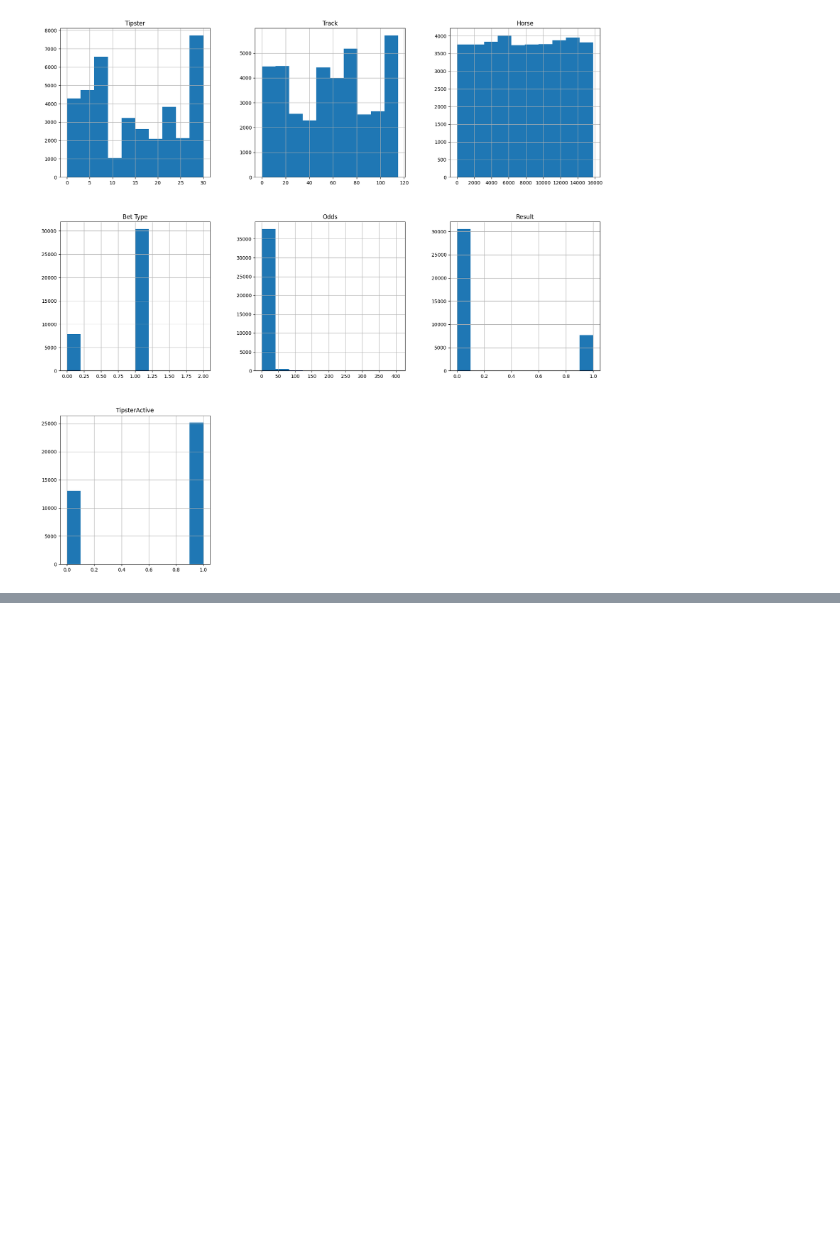
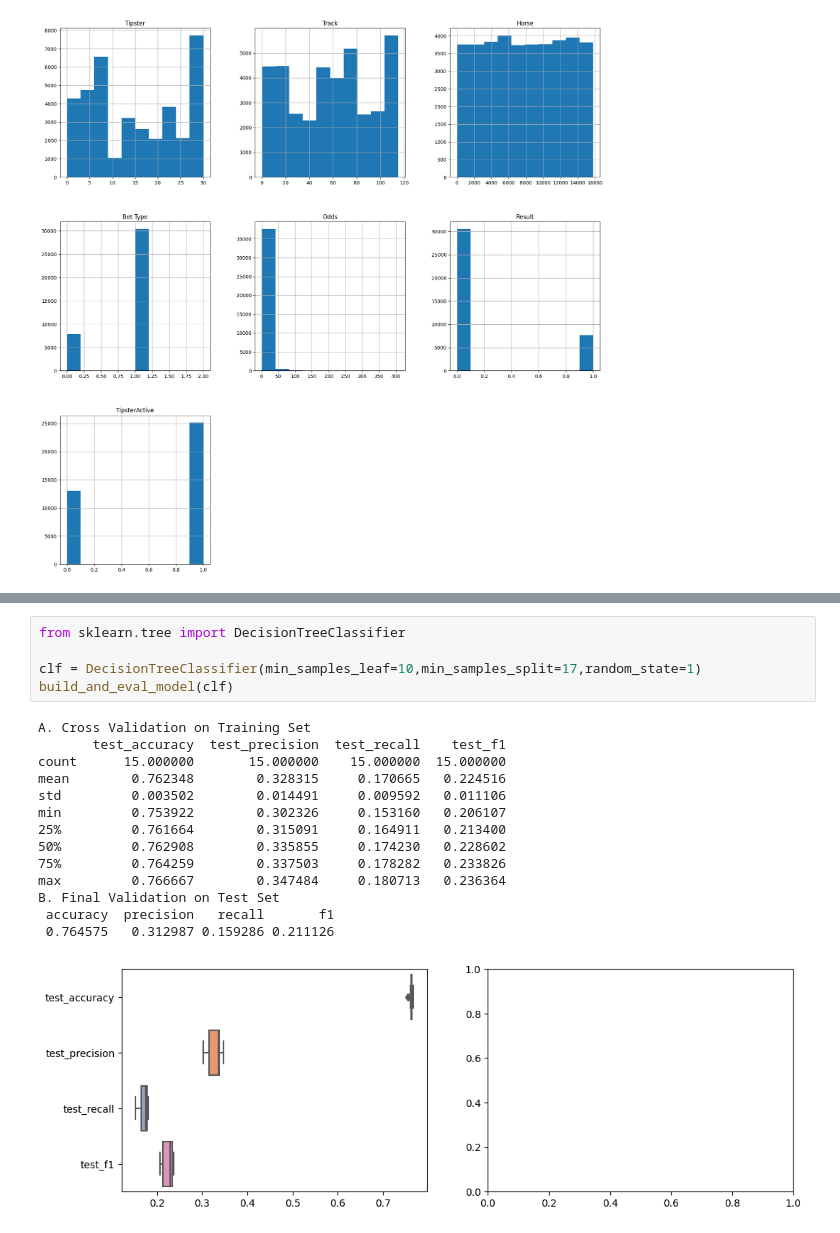
Before and after one commit to anhphuong012/ML_GiuaKi, a Jupyter notebook: Untitled0.ipynb, the cells around one changed output, grey strips where cells are left out. Cells and saved outputs as stored; diff of their text form; blank space fills up the shorter version.

```diff
--- a/Untitled0.ipynb
+++ b/Untitled0.ipynb
@@ -107,0 +239,20 @@ plt.show()
+# %%
+from sklearn.tree import DecisionTreeClassifier
+
+clf = DecisionTreeClassifier(min_samples_leaf=10,min_samples_split=17,random_state=1)
+build_and_eval_model(clf)
+# %% [output]
+A. Cross Validation on Training Set
+       test_accuracy  test_precision  test_recall    test_f1
+count      15.000000       15.000000    15.000000  15.000000
+mean        0.762348        0.328315     0.170665   0.224516
+std         0.003502        0.014491     0.009592   0.011106
+min         0.753922        0.302326     0.153160   0.206107
+25%         0.761664        0.315091     0.164911   0.213400
+50%         0.762908        0.335855     0.174230   0.228602
+75%         0.764259        0.337503     0.178282   0.233826
+max         0.766667        0.347484     0.180713   0.236364
+B. Final Validation on Test Set
+ accuracy  precision   recall       f1
+ 0.764575   0.312987 0.159286 0.211126
+[figure, added]
```
Also changed, not shown: parts of 9 cells of this notebook.
